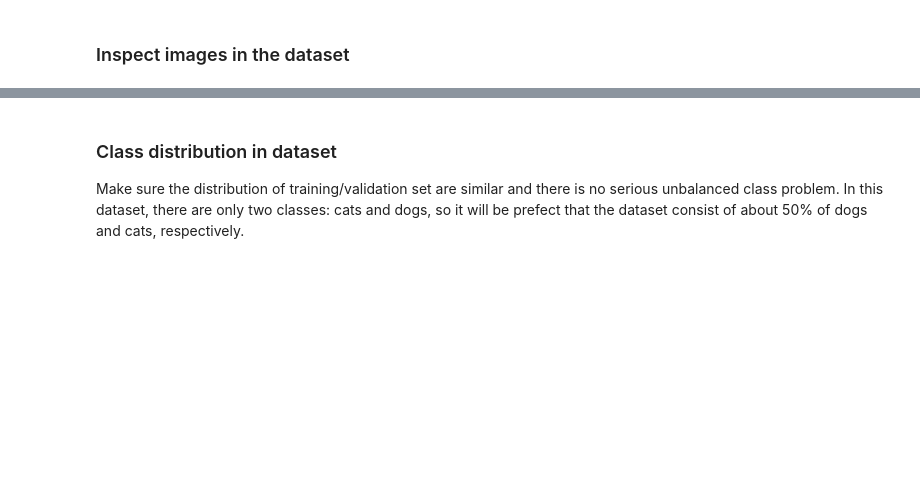
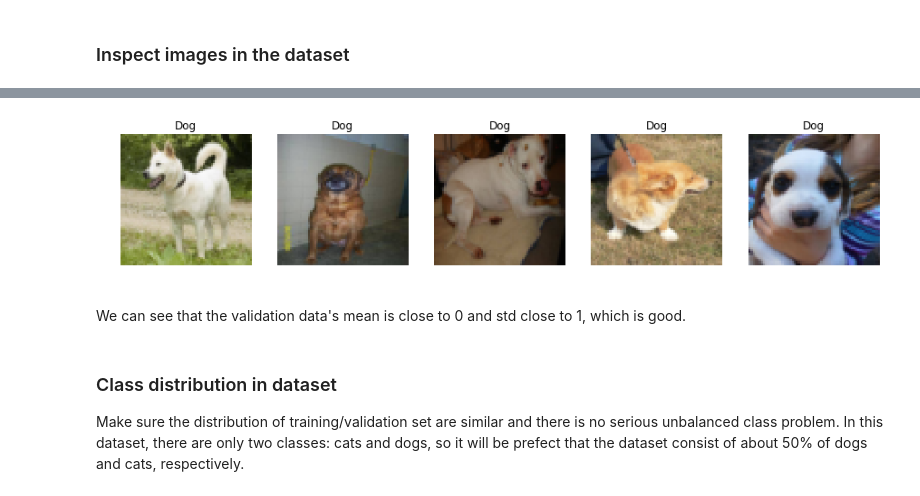
Before and after one commit to leemengtw/cat-recognition-train, a Jupyter notebook: cat_recognizer.ipynb, the cells around one changed output, grey strips where cells are left out. Cells and saved outputs as stored; diff of their text form; code cells hidden in the pictures; blank space fills up the shorter version.

```diff
--- a/cat_recognizer.ipynb
+++ b/cat_recognizer.ipynb
@@ -97,0 +85,12 @@ Some images in validation set:
+# %%
+%%time
+train_X, valid_X = train_X.astype(np.float32), valid_X.astype(np.float32)
+train_X_mean, train_X_std = train_X.mean(), train_X.std()
+np.save(os.path.join(TRAIN_DIR, 'train_x_mean.npy'), train_X_mean)
+np.save(os.path.join(TRAIN_DIR, 'train_x_std.npy'), train_X_std)
+train_X = (train_X - train_X_mean) / train_X_std
+valid_X = (valid_X - train_X_mean) / train_X_std  # Use train_X's mean and std to normalize valid_X.
+show_images_horizontally((valid_X[:num_samples] * train_X_std + train_X_mean).astype(np.uint8), valid_y[:num_samples], figsize=(15, 10),
+                         lookup_label={0: 'Dog', 1: 'Cat'})
+print(valid_X.mean(), valid_X.std())
+# %% [output]
@@ -98 +99,4 @@ Some images in validation set:
+[figure, added]
+# %% [markdown]
+We can see that the validation data's mean is close to 0 and std close to 1, which is good.
 # %% [markdown]
```
Also changed, not shown: parts of 23 cells of this notebook, 4 other files.
